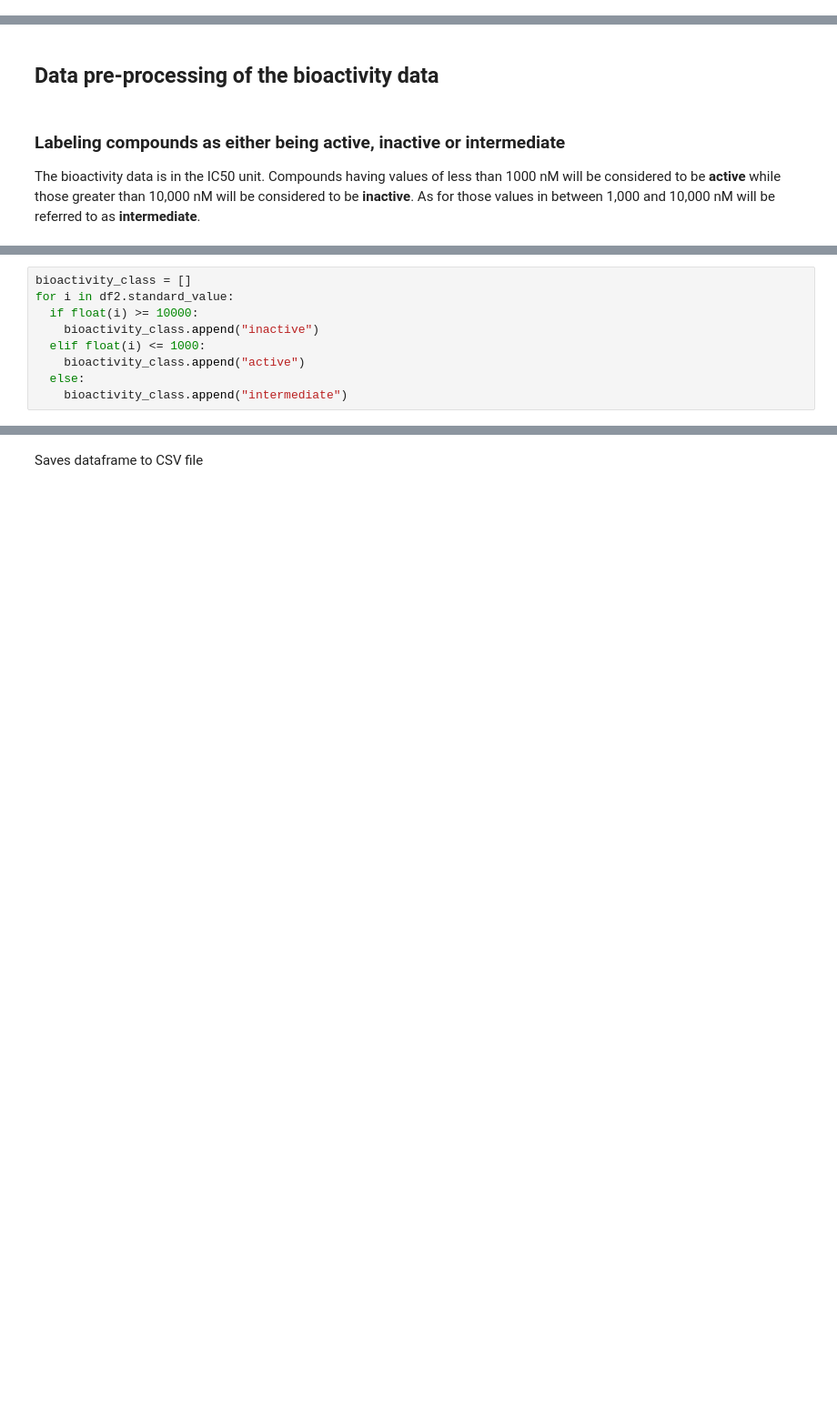
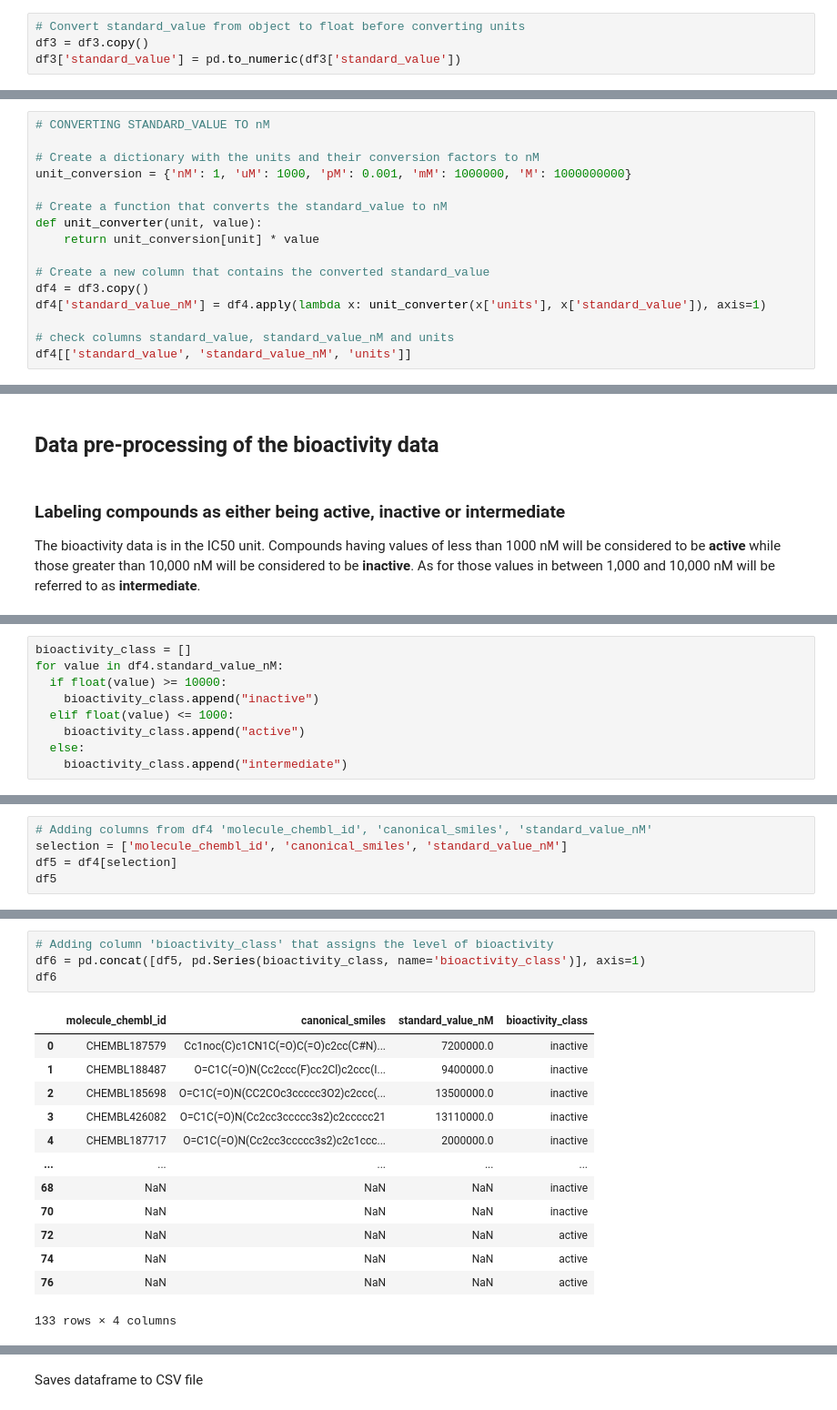
Before and after one commit to AntunesCSR/Drug_Discovery_Project_1, a Jupyter notebook: CDD_ML_Part_1_bioactivity_data.ipynb, the cells around one changed output, grey strips where cells are left out. Shown at 91% size. Cells and saved outputs as stored; diff of their text form; blank space fills up the shorter version.

```diff
--- a/CDD_ML_Part_1_bioactivity_data.ipynb
+++ b/CDD_ML_Part_1_bioactivity_data.ipynb
@@ -163,0 +197,4 @@ Apparently, for this dataset there is no missing data. But we can use the above
+# %%
+# Convert standard_value from object to float before converting units
+df3 = df3.copy()
+df3['standard_value'] = pd.to_numeric(df3['standard_value'])
@@ -163,0 +206,16 @@ Apparently, for this dataset there is no missing data. But we can use the above
+# %%
+# CONVERTING STANDARD_VALUE TO nM
+
+# Create a dictionary with the units and their conversion factors to nM
+unit_conversion = {'nM': 1, 'uM': 1000, 'pM': 0.001, 'mM': 1000000, 'M': 1000000000}
+
+# Create a function that converts the standard_value to nM
+def unit_converter(unit, value):
+    return unit_conversion[unit] * value
+
+# Create a new column that contains the converted standard_value
+df4 = df3.copy()
+df4['standard_value_nM'] = df4.apply(lambda x: unit_converter(x['units'], x['standard_value']), axis=1)
+
+# check columns standard_value, standard_value_nM and units
+df4[['standard_value', 'standard_value_nM', 'units']]
@@ -169,9 +253,9 @@ The bioactivity data is in the IC50 unit. Compounds having values of less than 1
 # %%
 bioactivity_class = []
-for i in df2.standard_value:
-  if float(i) >= 10000:
+for value in df4.standard_value_nM:
+  if float(value) >= 10000:
     bioactivity_class.append("inactive")
-  elif float(i) <= 1000:
+  elif float(value) <= 1000:
     bioactivity_class.append("active")
   else:
     bioactivity_class.append("intermediate")
@@ -252,0 +264,5 @@ pd.concat([df3,pd.Series(bioactivity_class)], axis=1)
+# %%
+# Adding columns from df4 'molecule_chembl_id', 'canonical_smiles', 'standard_value_nM'
+selection = ['molecule_chembl_id', 'canonical_smiles', 'standard_value_nM']
+df5 = df4[selection]
+df5
@@ -252,0 +283,18 @@ pd.concat([df3,pd.Series(bioactivity_class)], axis=1)
+# %%
+# Adding column 'bioactivity_class' that assigns the level of bioactivity
+df6 = pd.concat([df5, pd.Series(bioactivity_class, name='bioactivity_class')], axis=1)
+df6
+# %% [output]
+|  | molecule_chembl_id | canonical_smiles | standard_value_nM | bioactivity_class |
+| 0 | CHEMBL187579 | Cc1noc(C)c1CN1C(=O)C(=O)c2cc(C#N)... | 7200000.0 | inactive |
+| 1 | CHEMBL188487 | O=C1C(=O)N(Cc2ccc(F)cc2Cl)c2ccc(I... | 9400000.0 | inactive |
+| 2 | CHEMBL185698 | O=C1C(=O)N(CC2COc3ccccc3O2)c2ccc(... | 13500000.0 | inactive |
+| 3 | CHEMBL426082 | O=C1C(=O)N(Cc2cc3ccccc3s2)c2ccccc21 | 13110000.0 | inactive |
+| 4 | CHEMBL187717 | O=C1C(=O)N(Cc2cc3ccccc3s2)c2c1ccc... | 2000000.0 | inactive |
+| ... | ... | ... | ... | ... |
+| 68 | NaN | NaN | NaN | inactive |
+| 70 | NaN | NaN | NaN | inactive |
+| 72 | NaN | NaN | NaN | active |
+| 74 | NaN | NaN | NaN | active |
+| 76 | NaN | NaN | NaN | active |
+133 rows × 4 columns
```
Also changed, not shown: parts of 36 cells of this notebook, 1 other file.
